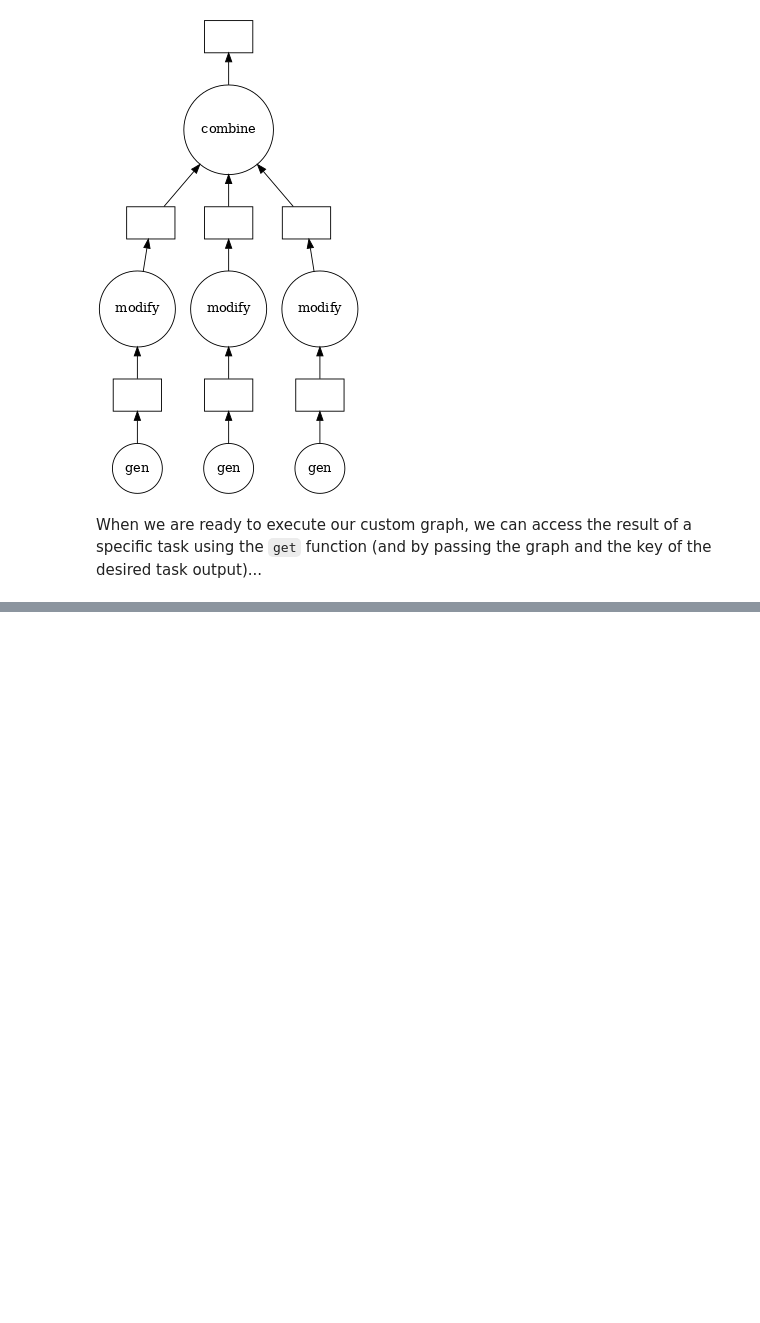
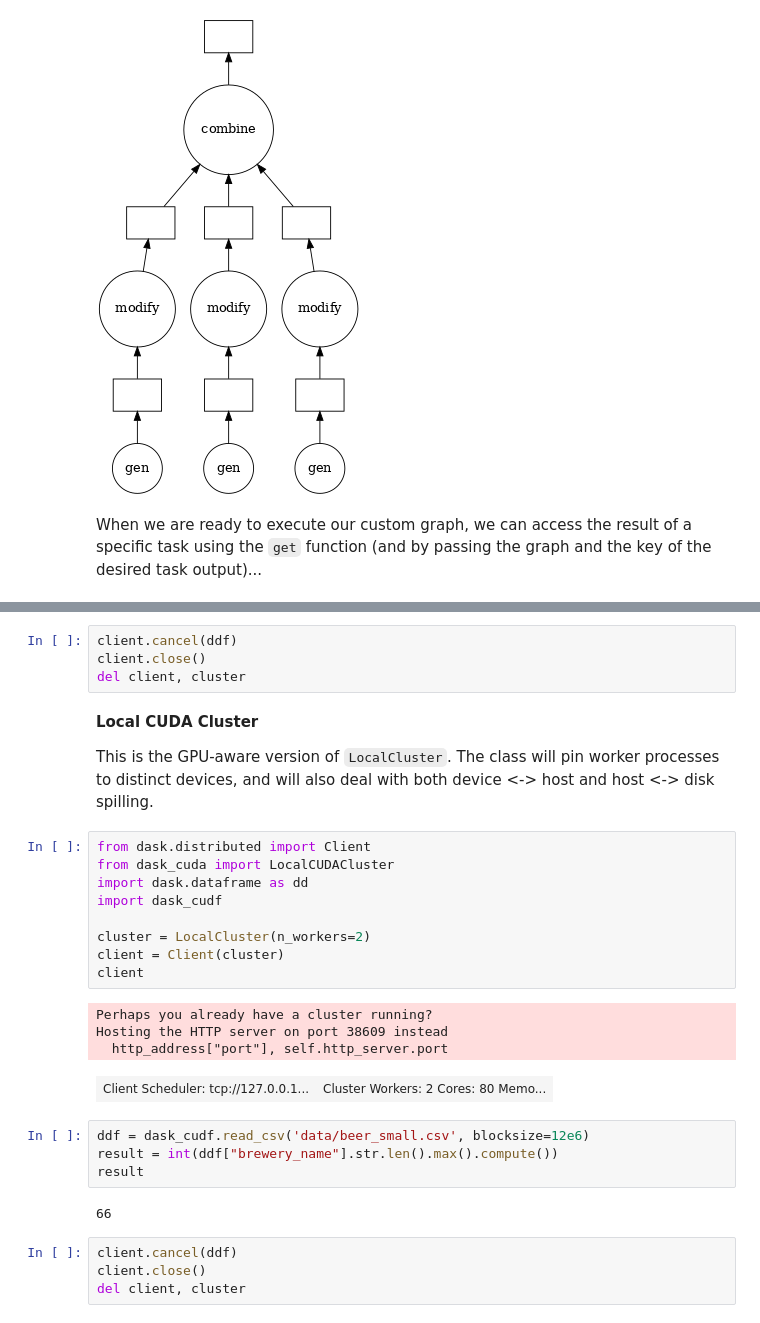
Before and after one commit to rjzamora/notebooks, a Jupyter notebook: nvtabular_dask_demo/Introduction_to_Dask.ipynb, the cells around one changed output, grey strips where cells are left out. Cells and saved outputs as stored; diff of their text form; blank space fills up the shorter version.

```diff
--- a/nvtabular_dask_demo/Introduction_to_Dask.ipynb
+++ b/nvtabular_dask_demo/Introduction_to_Dask.ipynb
@@ -225,0 +363,32 @@ get(dsk, "combine")
+# %%
+client.cancel(ddf)
+client.close()
+del client, cluster
+# %% [markdown]
+__Local CUDA Cluster__
+
+This is the GPU-aware version of `LocalCluster`.  The class will pin worker processes to distinct devices, and will also deal with both device <-> host and host <-> disk spilling.
+# %%
+from dask.distributed import Client
+from dask_cuda import LocalCUDACluster
+import dask.dataframe as dd
+import dask_cudf
+
+cluster = LocalCluster(n_workers=2)
+client = Client(cluster)
+client
+# %% [output]
+Perhaps you already have a cluster running?
+Hosting the HTTP server on port 38609 instead
+  http_address["port"], self.http_server.port
+| Client Scheduler: tcp://127.0.0.1... | Cluster Workers: 2 Cores: 80 Memo... |
+# %%
+ddf = dask_cudf.read_csv('data/beer_small.csv', blocksize=12e6)
+result = int(ddf["brewery_name"].str.len().max().compute())
+result
+# %% [output]
+66
+# %%
+client.cancel(ddf)
+client.close()
+del client, cluster
```
Also changed, not shown: parts of 28 cells of this notebook.
